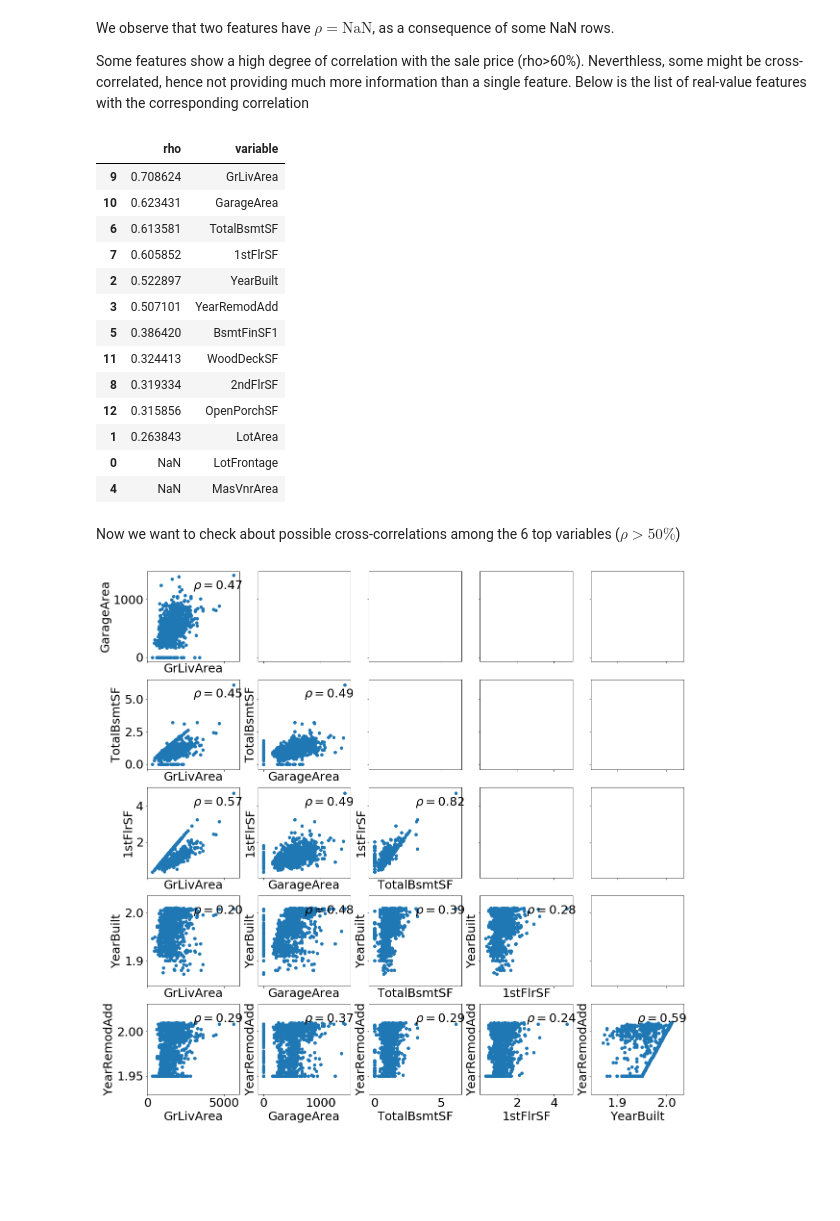
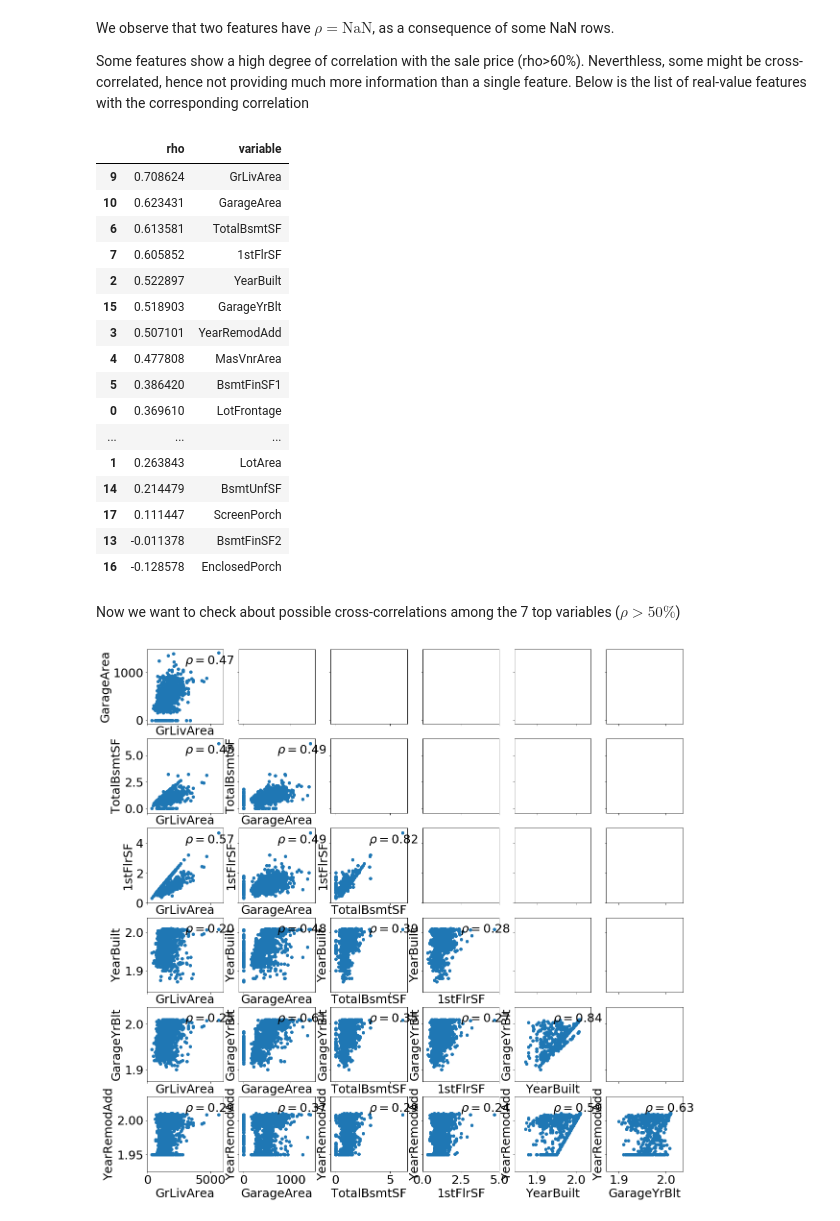
Before and after one commit to flucarelli94/MachineLearning_projects, a Jupyter notebook: House prices/Sale_price_prediction.ipynb, the cells around one changed output. Cells and saved outputs as stored; diff of their text form; code cells hidden in the pictures; blank space fills up the shorter version.

```diff
--- a/House prices/Sale_price_prediction.ipynb
+++ b/House prices/Sale_price_prediction.ipynb
@@ -85,0 +89,6 @@ From a first inspection, it seems that `OverallQual`, `GrLivArea`, and `GarageCa
+# %%
+real_features = ['LotFrontage', 'LotArea', 'YearBuilt', 'YearRemodAdd',
+                 'MasVnrArea', 'BsmtFinSF1', 'TotalBsmtSF', '1stFlrSF',
+                 '2ndFlrSF', 'GrLivArea', 'GarageArea', 'WoodDeckSF',
+                 'OpenPorchSF', 'BsmtFinSF2', 'BsmtUnfSF', 'GarageYrBlt',
+                 'EnclosedPorch', 'ScreenPorch']
@@ -85,0 +99,5 @@ From a first inspection, it seems that `OverallQual`, `GrLivArea`, and `GarageCa
+# %%
+imputer = IterativeImputer()
+imputed_train = pd.DataFrame(imputer.fit_transform(train_init[real_features]), columns=list(train_init[real_features]))
+
+for var in real_features: train_init[var] = imputed_train[var]
@@ -92,15 +112,11 @@ def make_scatter(varname1, varname2, ax):
 # %%
 matplotlib.rcParams["font.size"] = 25
 
-scatter_var = ['LotFrontage', 'LotArea', 'YearBuilt', 'YearRemodAdd',
-               'MasVnrArea', 'BsmtFinSF1', 'TotalBsmtSF', '1stFlrSF',
-               '2ndFlrSF', 'GrLivArea', 'GarageArea', 'WoodDeckSF',
-               'OpenPorchSF']
 rho = []
 
-fig, axs = plt.subplots(nrows=4, ncols=4, figsize=(36, 36))
+fig, axs = plt.subplots(nrows=5, ncols=4, figsize=(36, 42))
 
-for ivar, var in enumerate(scatter_var):
+for ivar, var in enumerate(real_features):
     row = int(ivar/4)
     col = ivar%4
     make_scatter(var, 'SalePrice', axs[row, col])
@@ -116,30 +132,33 @@ We observe that two features have $\rho=\mathrm{NaN}$, as a consequence of some
 Some features show a high degree of correlation with the sale price (rho>60%). Neverthless, some might be cross-correlated, hence not providing much more information than a single feature. Below is the list of real-value features with the corresponding correlation
 # %%
 real_feat = pd.DataFrame({
-    'variable': scatter_var,
+    'variable': real_features,
     'rho': rho
 })
 
 real_feat.sort_values(by=['rho'], ascending=False)
 # %% [output]
 |  | rho | variable |
 | 9 | 0.708624 | GrLivArea |
 | 10 | 0.623431 | GarageArea |
 | 6 | 0.613581 | TotalBsmtSF |
 | 7 | 0.605852 | 1stFlrSF |
 | 2 | 0.522897 | YearBuilt |
+| 15 | 0.518903 | GarageYrBlt |
 | 3 | 0.507101 | YearRemodAdd |
+| 4 | 0.477808 | MasVnrArea |
 | 5 | 0.386420 | BsmtFinSF1 |
-| 11 | 0.324413 | WoodDeckSF |
-| 8 | 0.319334 | 2ndFlrSF |
-| 12 | 0.315856 | OpenPorchSF |
+| 0 | 0.369610 | LotFrontage |
+| ... | ... | ... |
 | 1 | 0.263843 | LotArea |
-| 0 | NaN | LotFrontage |
-| 4 | NaN | MasVnrArea |
+| 14 | 0.214479 | BsmtUnfSF |
+| 17 | 0.111447 | ScreenPorch |
+| 13 | -0.011378 | BsmtFinSF2 |
+| 16 | -0.128578 | EnclosedPorch |
 # %% [markdown]
-Now we want to check about possible cross-correlations among the 6 top variables ($\rho>50\%$)
+Now we want to check about possible cross-correlations among the 7 top variables ($\rho>50\%$)
 # %%
-sel_var = ['GrLivArea', 'GarageArea', 'TotalBsmtSF', '1stFlrSF', 'YearBuilt', 'YearRemodAdd']
+sel_var = ['GrLivArea', 'GarageArea', 'TotalBsmtSF', '1stFlrSF', 'YearBuilt', 'GarageYrBlt', 'YearRemodAdd']
 n=len(sel_var)-1
 
 fig, axs = plt.subplots(nrows=n, ncols=n, figsize=(20, 20), sharex='col', sharey='row')
@@ -155,5 +174,5 @@ for i1, var1 in enumerate(sel_var):
 
 plt.show()
 # %% [output]
-[figure, old version]
+[figure, new version]
 # %% [markdown]
```
Also changed, not shown: parts of 8 cells of this notebook.
